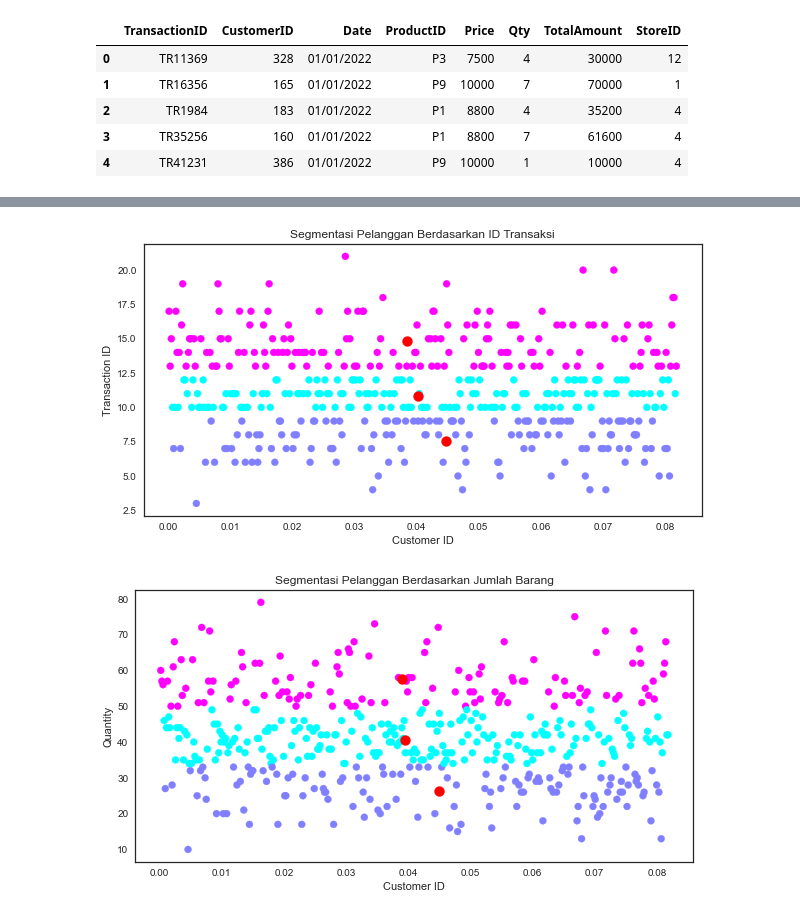
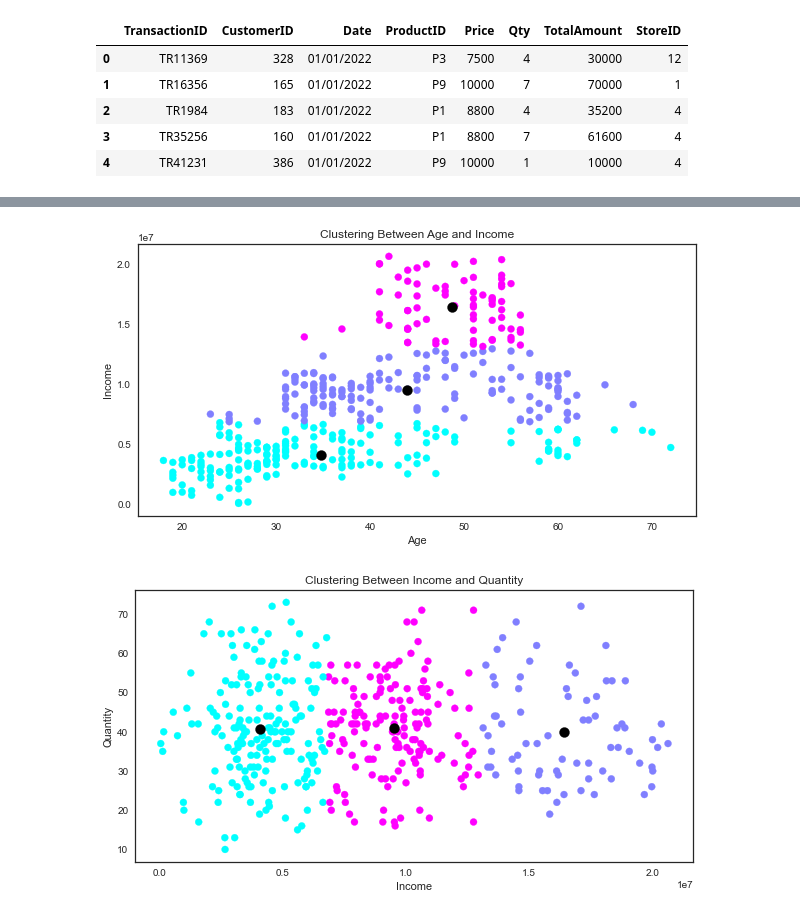
Before and after one commit to aslamfr/rakamin-data-science, a Jupyter notebook: case_kmeans.ipynb, the cells around one changed output, grey strips where cells are left out. Saved outputs shown, nothing was run; the diff lists cells and outputs as text; code cells hidden in the pictures.

```diff
--- a/case_kmeans.ipynb
+++ b/case_kmeans.ipynb
@@ -44,0 +158,4 @@ sns.pairplot(df_agg)
+# %%
+for i in columns_name :
+  sns.catplot(data=df_f,x=i, kind="box")
+plt.show()
@@ -44,0 +172,7 @@ sns.pairplot(df_agg)
+# %%
+# Removing outliers in Age cloumn
+
+df_merge_f = df_f.copy()
+df_merge_f = df_merge_f[(df_merge_f["Age"] > 10)]
+df_merge_f = df_merge_f[(df_merge_f["Income"] > 0)]
+df_merge_f.reset_index()
@@ -106,8 +309,0 @@ for i in range (2,6):
-# %%
-# Silhouete score for CustomerID and Qty
-fig, ax = plt.subplots(2, 2, figsize=(15,8))
-for i in range (2,6):
-    km = KMeans(n_clusters=3, init="random", n_init=10)
-    q, mod = divmod(i, 2)
-    visualizer = SilhouetteVisualizer(km, colors='yellowbrick', ax=ax[q-1][mod])
-    visualizer.fit(d2)
@@ -162,40 +329,34 @@ df_agg_norm.head()
 # %%
-# Plot clustering using KMeans
-
-# KMeans clustering for CustomerID (normalized) and TransactionID
-d1t = df_agg_norm[["CustomerID","TransactionID"]]
-
-model1 = KMeans(n_clusters=3, init="random", n_init=10)
-model1.fit(d1t)
-labels1 = model1.labels_
-centroids1 = model1.cluster_centers_
+# KMeans clustering for Age and Income
+model2 = KMeans(n_clusters=3, init="random", n_init=10)
+model2.fit(d2)
+labels2 = model2.labels_
+centroids2 = model2.cluster_centers_
 
 plt.figure(figsize=(10,5))
 sns.set_style("white")
-plt.scatter(x=df_agg_norm["CustomerID"], y=df_agg_norm["TransactionID"], c=labels1, cmap="cool")
-plt.scatter(x=centroids1[:,0], y=centroids1[:,1], s=100, c="red")
-plt.title("Segmentasi Pelanggan Berdasarkan ID Transaksi")
-plt.xlabel("Customer ID")
-plt.ylabel("Transaction ID")
+plt.scatter(x=df_merge_f["Age"], y=df_merge_f["Income"], c=labels2, cmap="cool")
+plt.scatter(x=centroids2[:,0], y=centroids2[:,1], s=100, c="black")
+plt.title("Clustering Between Age and Income")
+plt.xlabel("Age")
+plt.ylabel("Income")
 plt.show()
 # %% [output]
-[figure, old version]
+[figure, new version]
 # %%
-# KMeans clustering for CustomerID (normalized) and Qty
-d2t = df_agg_norm[["CustomerID","Qty"]]
-
-model2 = KMeans(n_clusters=3, init="random", n_init=10)
-model2.fit(d2t)
-labels2 = model2.labels_
-centroids2 = model2.cluster_centers_
+# KMeans clustering for Income and Quantity
+model3 = KMeans(n_clusters=3, init="random", n_init=10)
+model3.fit(d3)
+labels3 = model3.labels_
+centroids3 = model3.cluster_centers_
 
 plt.figure(figsize=(10,5))
 sns.set_style("white")
-plt.scatter(x=df_agg_norm["CustomerID"], y=df_agg_norm["Qty"], c=labels2, cmap="cool")
-plt.scatter(x=centroids2[:,0], y=centroids2[:,1], s=100, c="red")
-plt.title("Segmentasi Pelanggan Berdasarkan Jumlah Barang")
-plt.xlabel("Customer ID")
+plt.scatter(x=df_merge_f["Income"], y=df_merge_f["Qty"], c=labels3, cmap="cool")
+plt.scatter(x=centroids3[:,0], y=centroids3[:,1], s=100, c="black")
+plt.title("Clustering Between Income and Quantity")
+plt.xlabel("Income")
 plt.ylabel("Quantity")
 plt.show()
 # %% [output]
-[figure, old version]
+[figure, new version]
```
Also changed, not shown: parts of 25 cells of this notebook, 1 other file.
